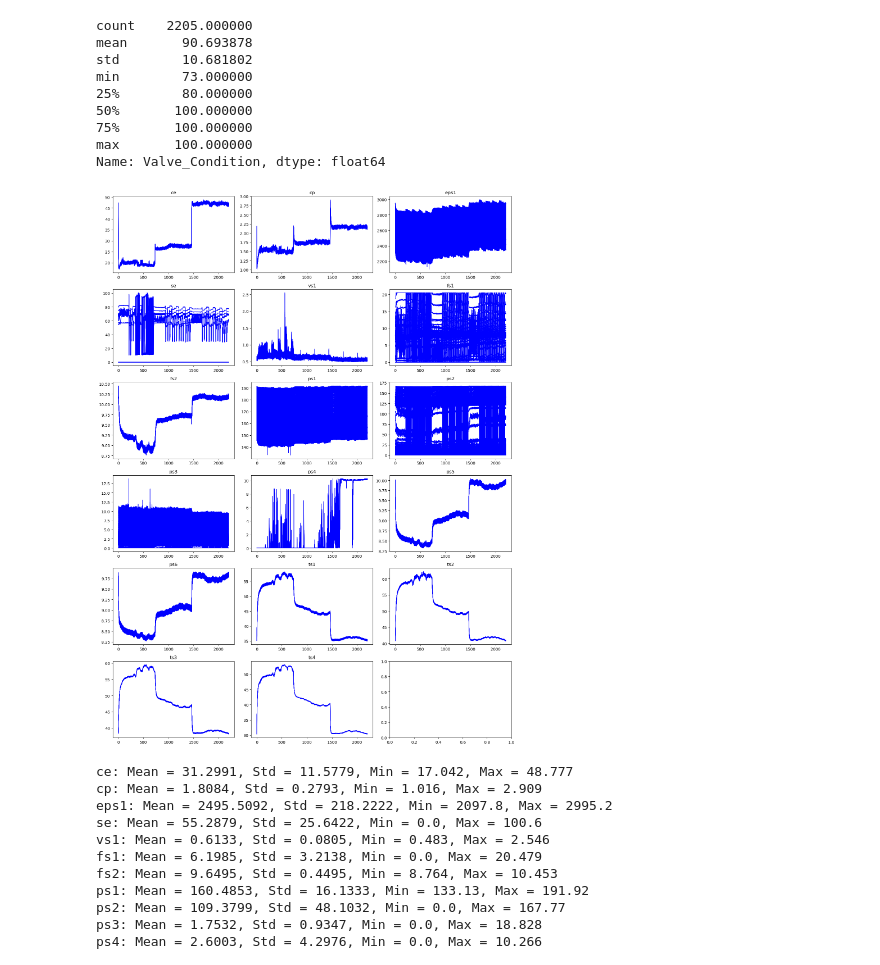
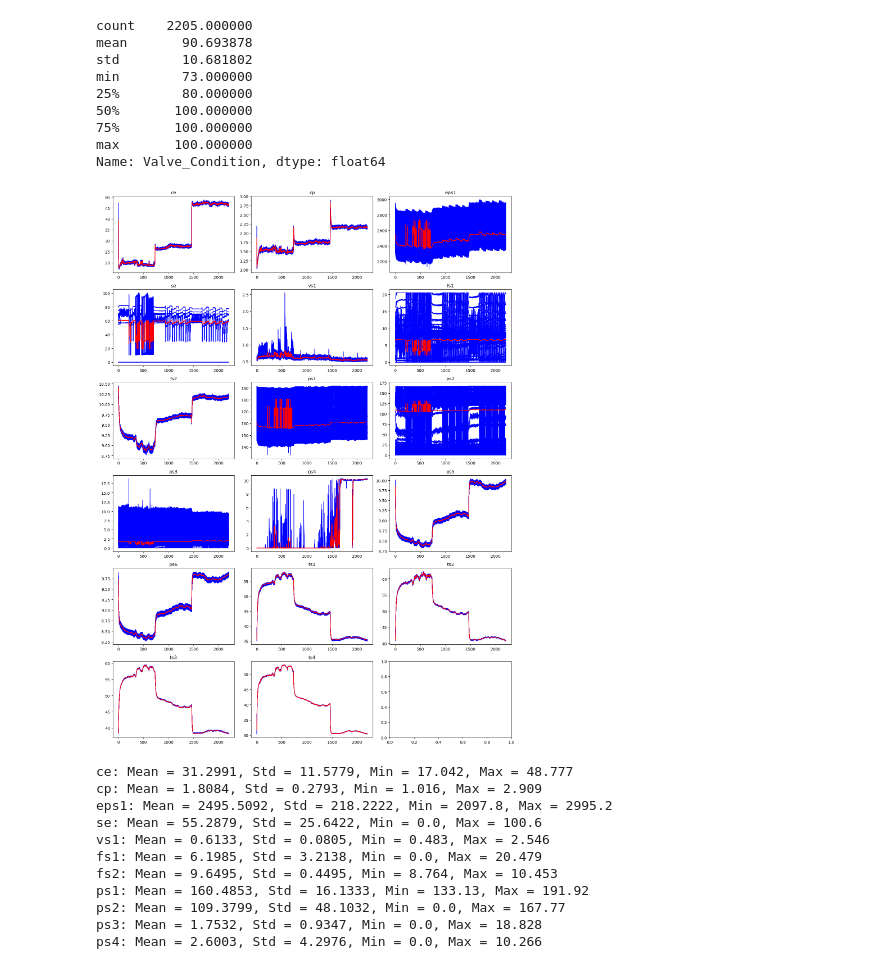
Before and after one commit to danielsaiger1/uni_projects, a Jupyter notebook: python_advanced/final_project/final_project.ipynb, the cells around one changed output. Drawn from its saved outputs; the diff is of its cells as text; code cells hidden in the pictures.

```diff
--- a/python_advanced/final_project/final_project.ipynb
+++ b/python_advanced/final_project/final_project.ipynb
@@ -72,21 +101,20 @@ Name: Valve_Condition, dtype: float64
 # %%
 del data['target']
 # %%
-# Erzeuge 18 Subplots
 fig, axes = plt.subplots(6, 3, figsize=(15, 20))
 axes = axes.flatten()
 
 
 for i, key in enumerate(data):
     ax = axes[i]
     ax.plot(data[key], color = 'blue', linewidth = 1)
+    ax.plot(np.mean(data[key], axis=1), color = 'red')
     ax.set_title(key)
 
-# Layout anpassen und anzeigen
 plt.tight_layout()
 plt.show()
 # %% [output]
-[figure, old version]
+[figure, new version]
 # %%
 for key, array in data.items():
     print(f"{key}: Mean = {round((np.mean(array)),4)}, Std = {round((np.std(array)),4)}, Min = {np.min(array)}, Max = {np.max(array)}")
```
Also changed, not shown: parts of 3 cells of this notebook.
